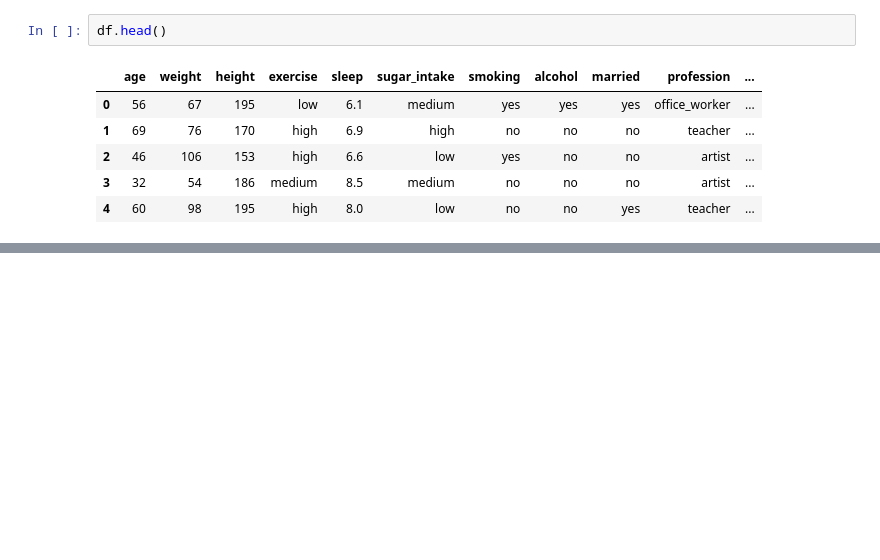
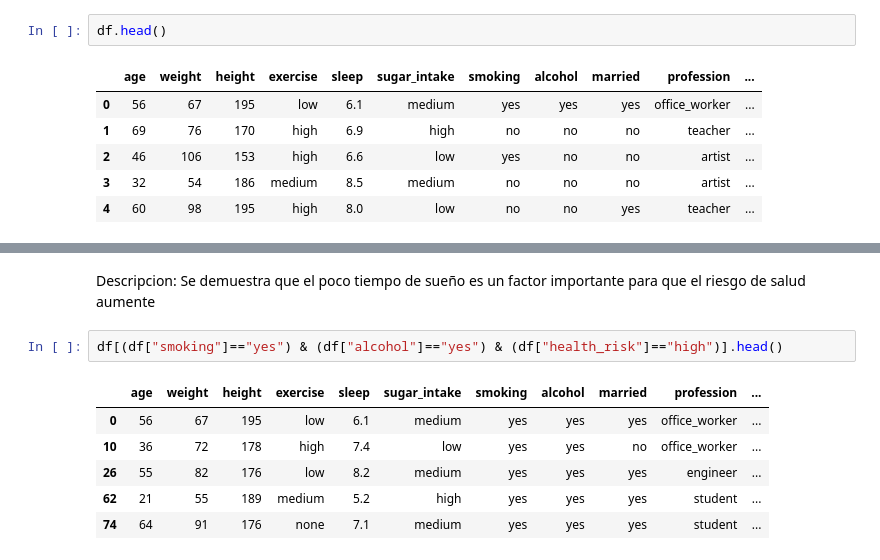
Before and after one commit to DiegoPineda08/PROYECTO-SALUD, a Jupyter notebook: notebooks/Proyecto_Salud.ipynb, the cells around one changed output, grey strips where cells are left out. Cells and saved outputs as stored; diff of their text form; blank space fills up the shorter version.

```diff
--- a/notebooks/Proyecto_Salud.ipynb
+++ b/notebooks/Proyecto_Salud.ipynb
@@ -271,0 +305,11 @@ df.head()
+# %% [markdown]
+Descripcion: Se demuestra que el poco tiempo de sueño es un factor importante para que el riesgo de salud aumente
+# %%
+df[(df["smoking"]=="yes") & (df["alcohol"]=="yes") & (df["health_risk"]=="high")].head()
+# %% [output]
+|  | age | weight | height | exercise | sleep | sugar_intake | smoking | alcohol | married | profession | ... |
+| 0 | 56 | 67 | 195 | low | 6.1 | medium | yes | yes | yes | office_worker | ... |
+| 10 | 36 | 72 | 178 | high | 7.4 | low | yes | yes | no | office_worker | ... |
+| 26 | 55 | 82 | 176 | low | 8.2 | medium | yes | yes | yes | engineer | ... |
+| 62 | 21 | 55 | 189 | medium | 5.2 | high | yes | yes | yes | student | ... |
+| 74 | 64 | 91 | 176 | none | 7.1 | medium | yes | yes | yes | student | ... |
```
Also changed, not shown: parts of 20 cells of this notebook.
